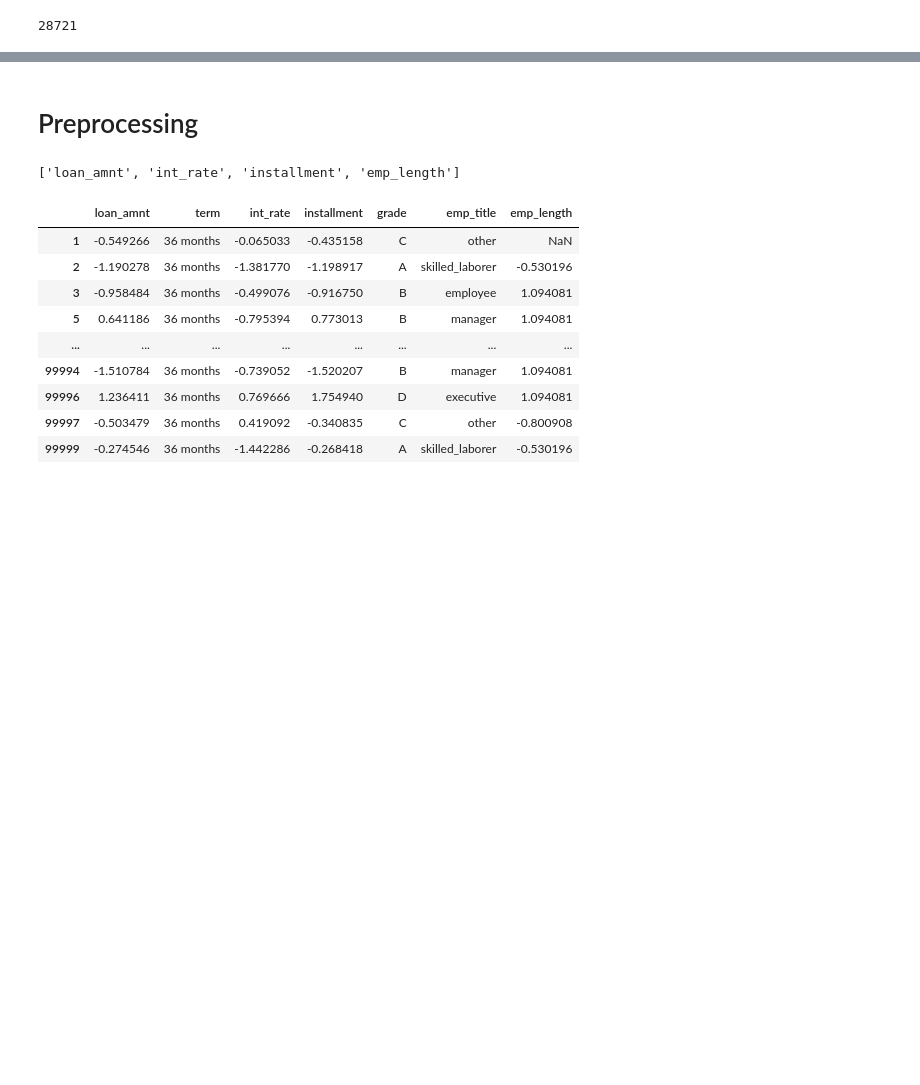
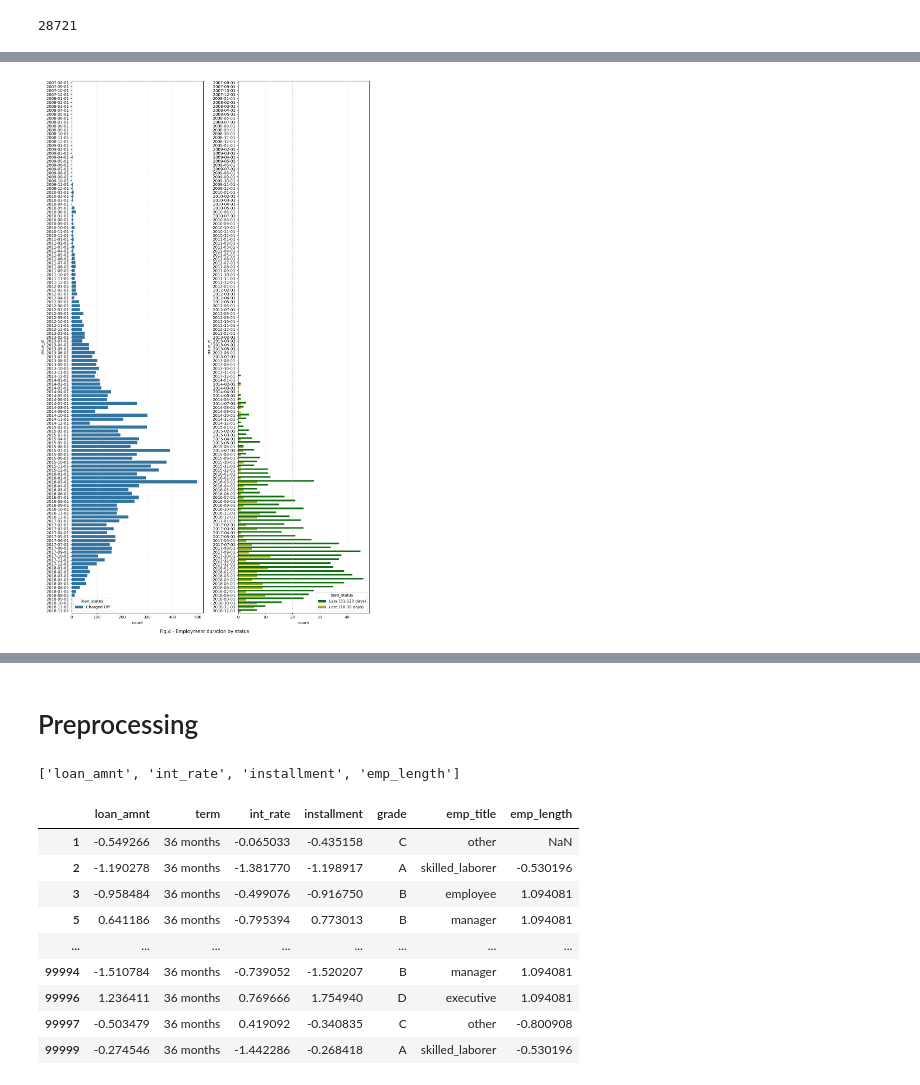
Before and after one commit to Alex1iv/Loan_repayment, a Jupyter notebook: notebooks/Loan_repayment.ipynb, the cells around one changed output, grey strips where cells are left out. Saved outputs shown, nothing was run; the diff lists cells and outputs as text; code cells hidden in the pictures; blank space fills up the shorter version.

```diff
--- a/notebooks/Loan_repayment.ipynb
+++ b/notebooks/Loan_repayment.ipynb
@@ -408,0 +584,3 @@ Name: emp_title, dtype: float64
+# %%
+temp1 = data[(data['loan_status']=='Fully Paid') | (data['loan_status']=='Charged Off')]
+temp2 = data[(data['loan_status']=='Late (16-30 days)') | (data['loan_status']=='Late (31-120 days)')]
@@ -408,0 +617,19 @@ Name: emp_title, dtype: float64
+# %%
+#fig_id=4
+
+fig, ax = plt.subplots(1,2, figsize=(12, 20))
+fig = sns.countplot(data=temp1[temp1['loan_status']=='Charged Off'], y='issue_d', hue='loan_status', ax=ax[0], order=new_order) #, palette=['b','r']width=0.5,
+ax[0].xaxis.grid(linestyle=':')
+#ax[0].set_title('Status: Fully paid or Charged Off', y=-0.3)
+
+fig = sns.countplot(data=temp2, y='issue_d', hue='loan_status',  ax=ax[1], palette=['g','y'], order=new_order) #width=0.5,
+ax[1].xaxis.grid(linestyle=':')
+#ax[1].set_title('Status: Late 16-30 / 31-120 days ', y=-0.3)
+
+plt.suptitle(f'Fig.{fig_id} - Employment duration by status ', y=-0.0)
+#ax.set_yscale('log');
+plt.tight_layout()
+
+#plt.savefig(os.path.join(path_figures, f'fig_{fig_id}.png'))
+# %% [output]
+[figure, added]
```
Also changed, not shown: parts of 34 cells of this notebook.
